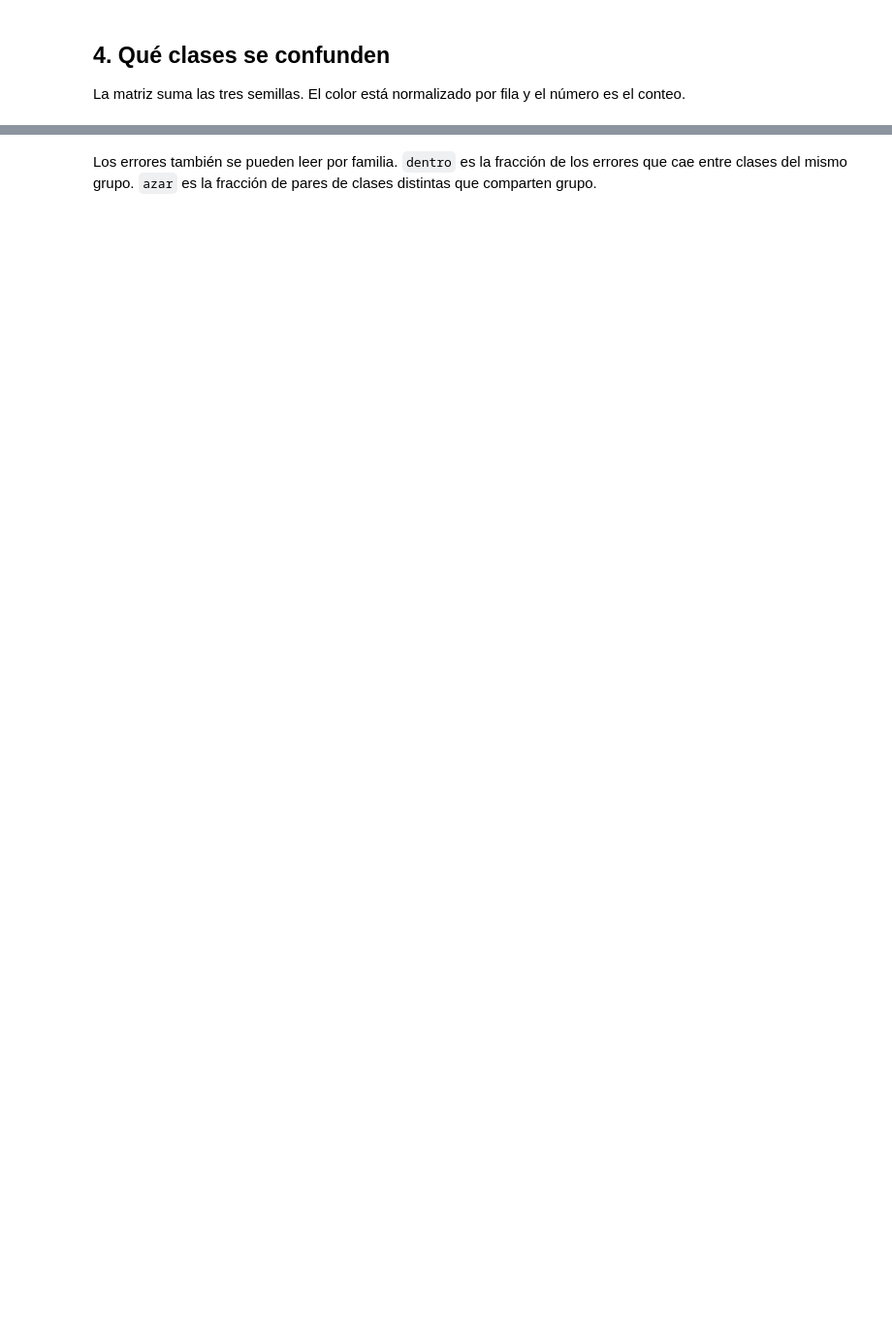
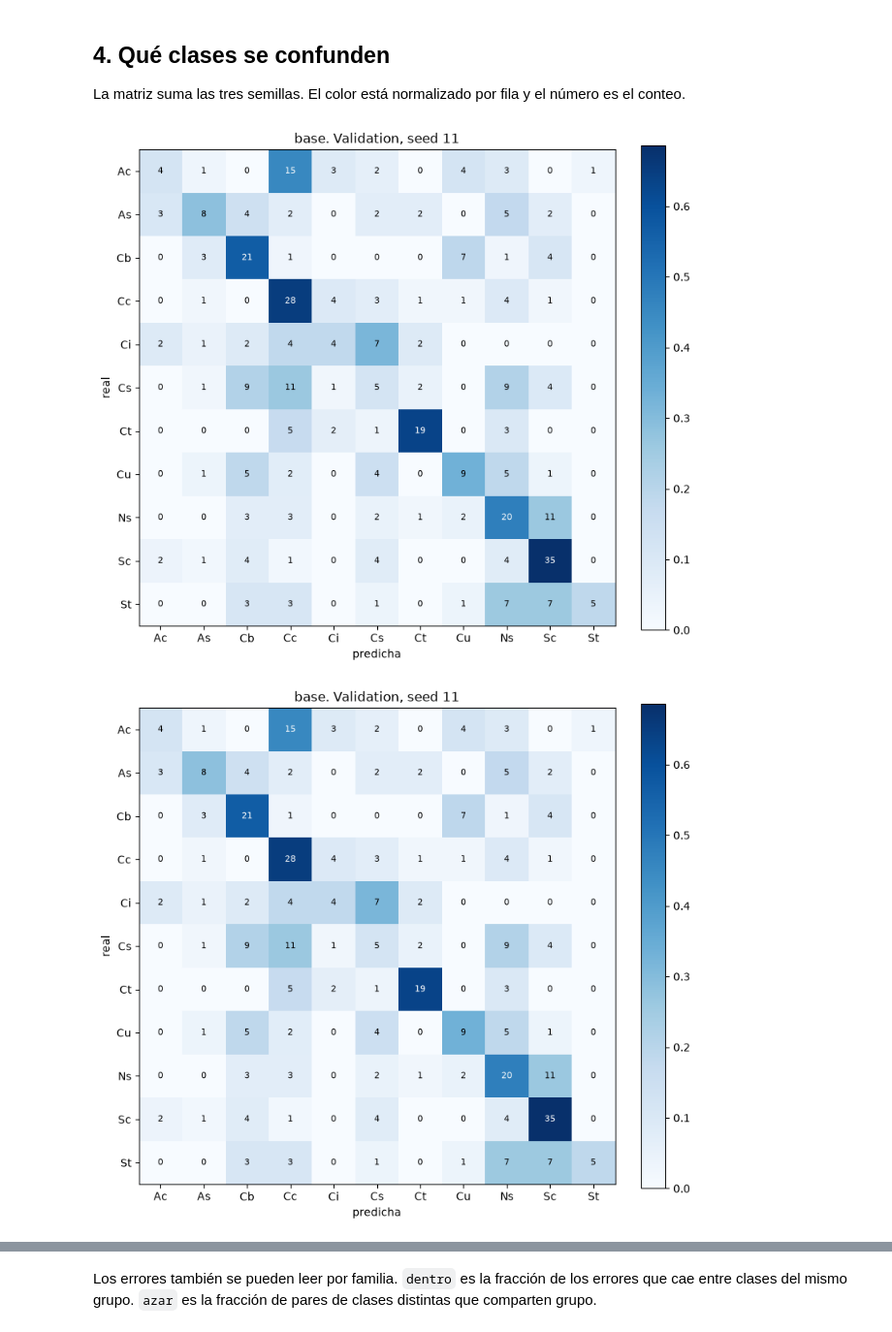
Before and after one commit to Danna-sys/parcial-2-sistemas, a Jupyter notebook: notebooks/02_linea_base.ipynb, the cells around one changed output, grey strips where cells are left out. Shown at 97% size. Saved outputs shown, nothing was run; the diff lists cells and outputs as text; code cells hidden in the pictures; blank space fills up the shorter version.

```diff
--- a/notebooks/02_linea_base.ipynb
+++ b/notebooks/02_linea_base.ipynb
@@ -91,8 +170,19 @@ print("gap medio train - val:", round(table["gap"].mean(), 4))
 
 La matriz suma las tres semillas. El color está normalizado por fila y el número es el conteo.
 # %%
-confusion = total_confusion(results)
+confusion = pd.DataFrame(
+    result.val.confusion,
+    index=CLASSES,
+    columns=CLASSES
+)  # construye la matriz de confusión de la corrida recuperada
+
 figuras.plot_matrix(
-    confusion, CLASSES, normalize=True, title=f"{base.name}. Validation, {len(SEEDS)} semillas"
-);
+    confusion,
+    CLASSES,
+    normalize=True,
+    title=f"{base.name}. Validation, seed {result.config.seed}"
+)  # grafica la matriz de confusión normalizada para la semilla utilizada
+# %% [output]
+[figure, added]
+[figure, added]
 # %%
```
Also changed, not shown: parts of 22 cells of this notebook, 14 other files.
